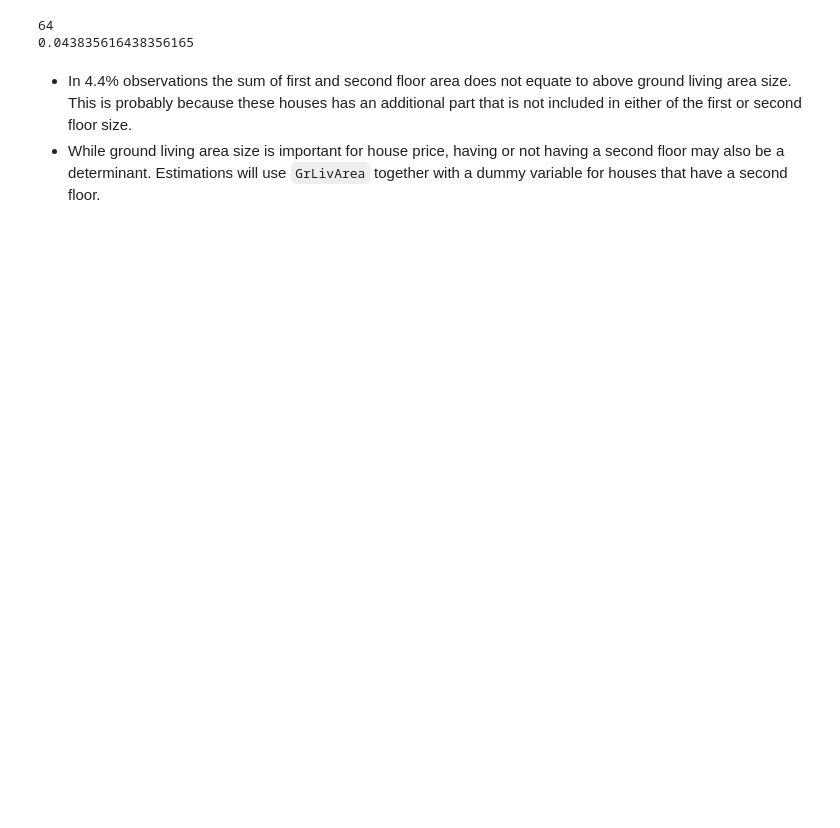
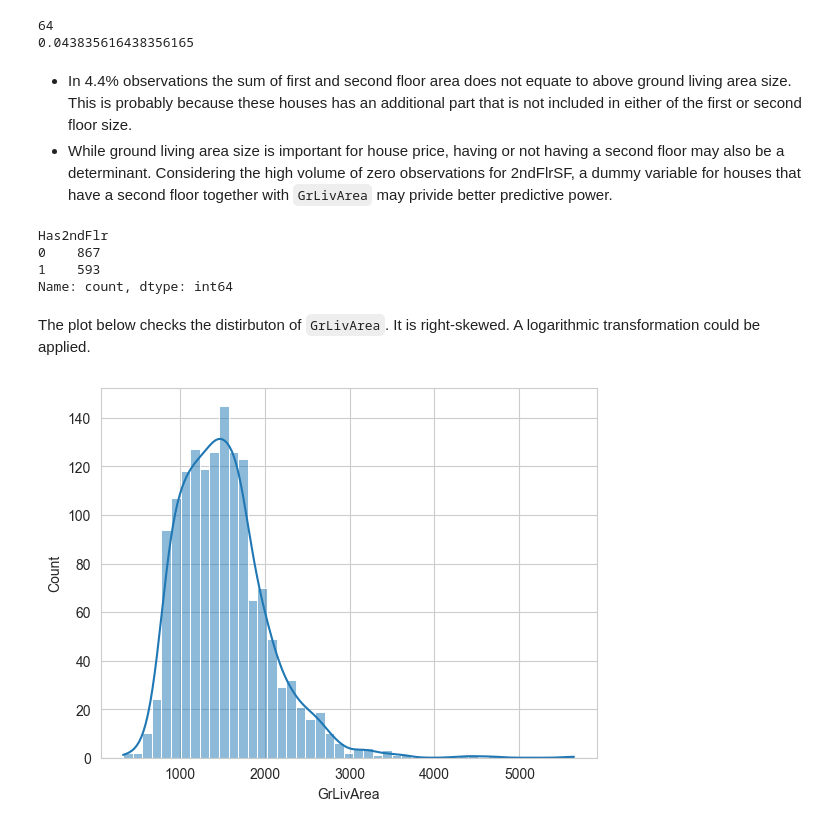
Before and after one commit to hisarciklilar/heritage-housing-issues, a Jupyter notebook: jupyter_notebooks/04_Data_Transformations.ipynb, the cells around one changed output. Cells and saved outputs as stored; diff of their text form; code cells hidden in the pictures; blank space fills up the shorter version.

```diff
--- a/jupyter_notebooks/04_Data_Transformations.ipynb
+++ b/jupyter_notebooks/04_Data_Transformations.ipynb
@@ -180,4 +250,24 @@ print(count_diff/len(df))
 0.043835616438356165
 # %% [markdown]
 * In 4.4% observations the sum of first and second floor area does not equate to above ground living area size. This is probably because these houses has an additional part that is not included in either of the first or second floor size.
-* While ground living area size is important for house price, having or not having a second floor may also be a determinant. Estimations will use `GrLivArea` together with a dummy variable for houses that have a second floor.
+* While ground living area size is important for house price, having or not having a second floor may also be a determinant. Considering the high volume of zero observations for 2ndFlrSF, a dummy variable for houses that have a second floor together with `GrLivArea` may privide better predictive power.
+# %%
+# Create a dummy variable for houses with a second floor (2ndFlrSF > 0)
+# (missing values already replaced with 0 above)
+df["Has2ndFlr"] = (df["2ndFlrSF"] > 0).astype(int)
+df["Has2ndFlr"].value_counts()
+# %% [output]
+Has2ndFlr
+0    867
+1    593
+Name: count, dtype: int64
+# %% [markdown]
+The plot below checks the distirbuton of `GrLivArea`. It is right-skewed. A logarithmic transformation could be applied.
+# %%
+sns.set_style('whitegrid')
+for col in ['GrLivArea']:
+  sns.histplot(data=df, x=col, kde=True)
+  plt.show()
+  print('\n')
+# %% [output]
+[figure, added]
```
Also changed, not shown: parts of 25 cells of this notebook.
